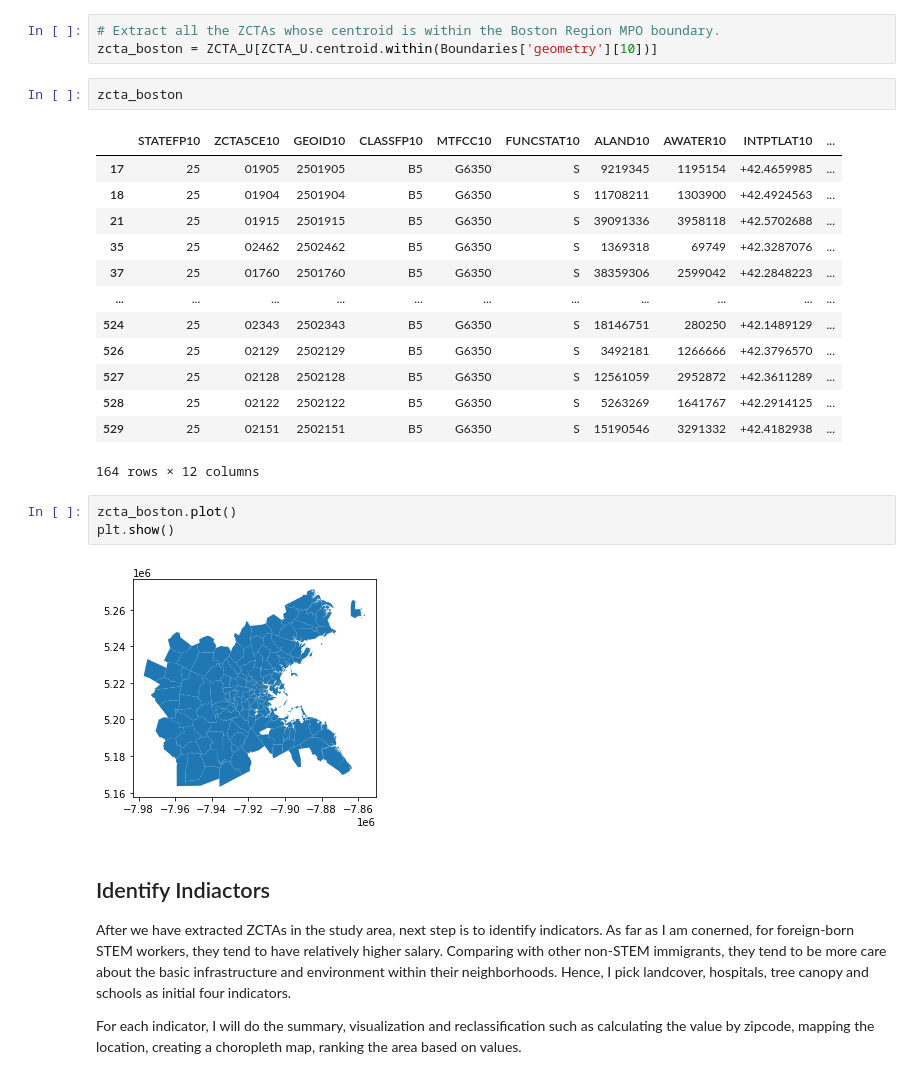
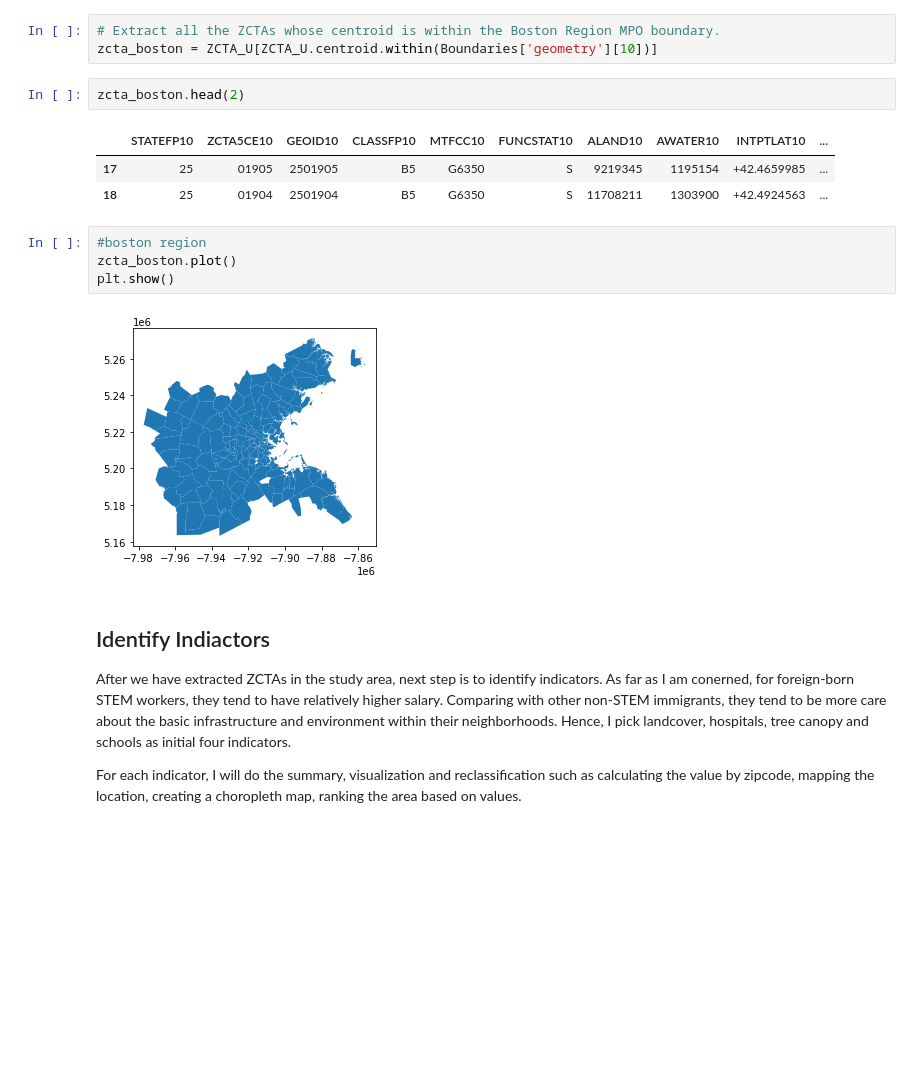
Before and after one commit to zhining-sun/UEP239-FinalProject, a Jupyter notebook: FinalProject_ZhiningSun.ipynb, the cells around one changed output. Saved outputs shown, nothing was run; the diff lists cells and outputs as text; blank space fills up the shorter version.

```diff
--- a/FinalProject_ZhiningSun.ipynb
+++ b/FinalProject_ZhiningSun.ipynb
@@ -183,22 +173,13 @@ True
 # Extract all the ZCTAs whose centroid is within the Boston Region MPO boundary.
 zcta_boston = ZCTA_U[ZCTA_U.centroid.within(Boundaries['geometry'][10])]
 # %%
-zcta_boston
+zcta_boston.head(2)
 # %% [output]
 |  | STATEFP10 | ZCTA5CE10 | GEOID10 | CLASSFP10 | MTFCC10 | FUNCSTAT10 | ALAND10 | AWATER10 | INTPTLAT10 | ... |
 | 17 | 25 | 01905 | 2501905 | B5 | G6350 | S | 9219345 | 1195154 | +42.4659985 | ... |
 | 18 | 25 | 01904 | 2501904 | B5 | G6350 | S | 11708211 | 1303900 | +42.4924563 | ... |
-| 21 | 25 | 01915 | 2501915 | B5 | G6350 | S | 39091336 | 3958118 | +42.5702688 | ... |
-| 35 | 25 | 02462 | 2502462 | B5 | G6350 | S | 1369318 | 69749 | +42.3287076 | ... |
-| 37 | 25 | 01760 | 2501760 | B5 | G6350 | S | 38359306 | 2599042 | +42.2848223 | ... |
-| ... | ... | ... | ... | ... | ... | ... | ... | ... | ... | ... |
-| 524 | 25 | 02343 | 2502343 | B5 | G6350 | S | 18146751 | 280250 | +42.1489129 | ... |
-| 526 | 25 | 02129 | 2502129 | B5 | G6350 | S | 3492181 | 1266666 | +42.3796570 | ... |
-| 527 | 25 | 02128 | 2502128 | B5 | G6350 | S | 12561059 | 2952872 | +42.3611289 | ... |
-| 528 | 25 | 02122 | 2502122 | B5 | G6350 | S | 5263269 | 1641767 | +42.2914125 | ... |
-| 529 | 25 | 02151 | 2502151 | B5 | G6350 | S | 15190546 | 3291332 | +42.4182938 | ... |
-164 rows × 12 columns
 # %%
+#boston region
 zcta_boston.plot()
 plt.show()
 # %% [output]
```
Also changed, not shown: parts of 37 cells of this notebook.
